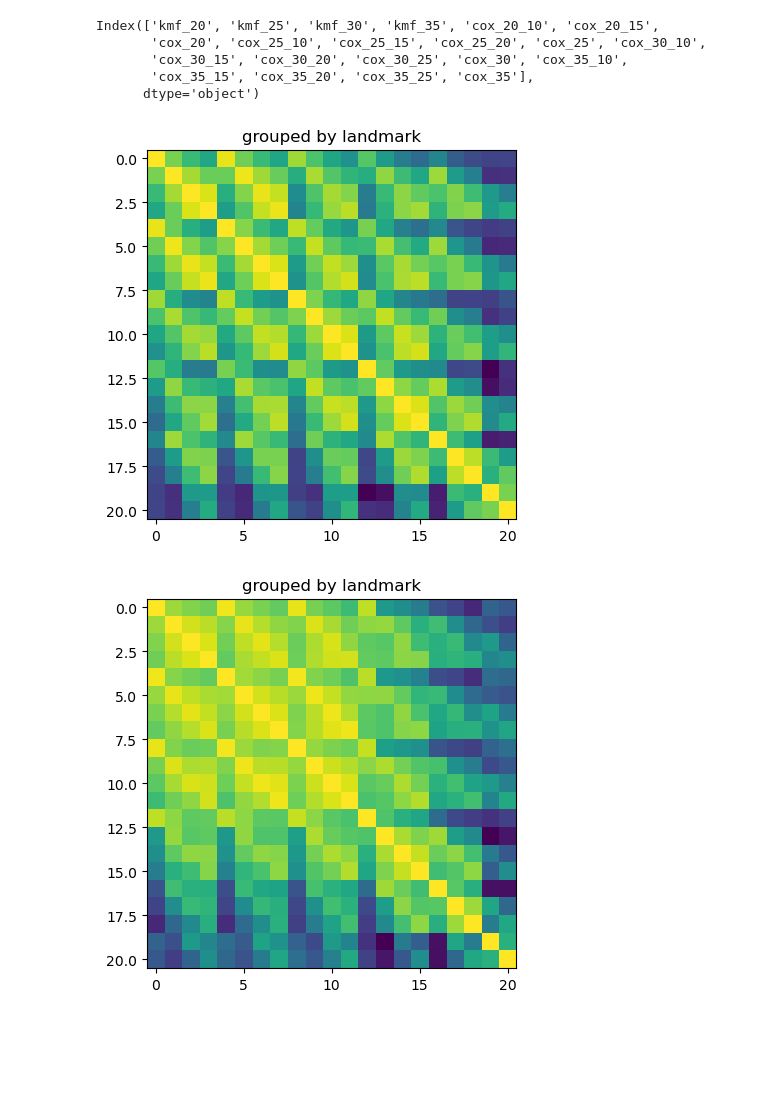
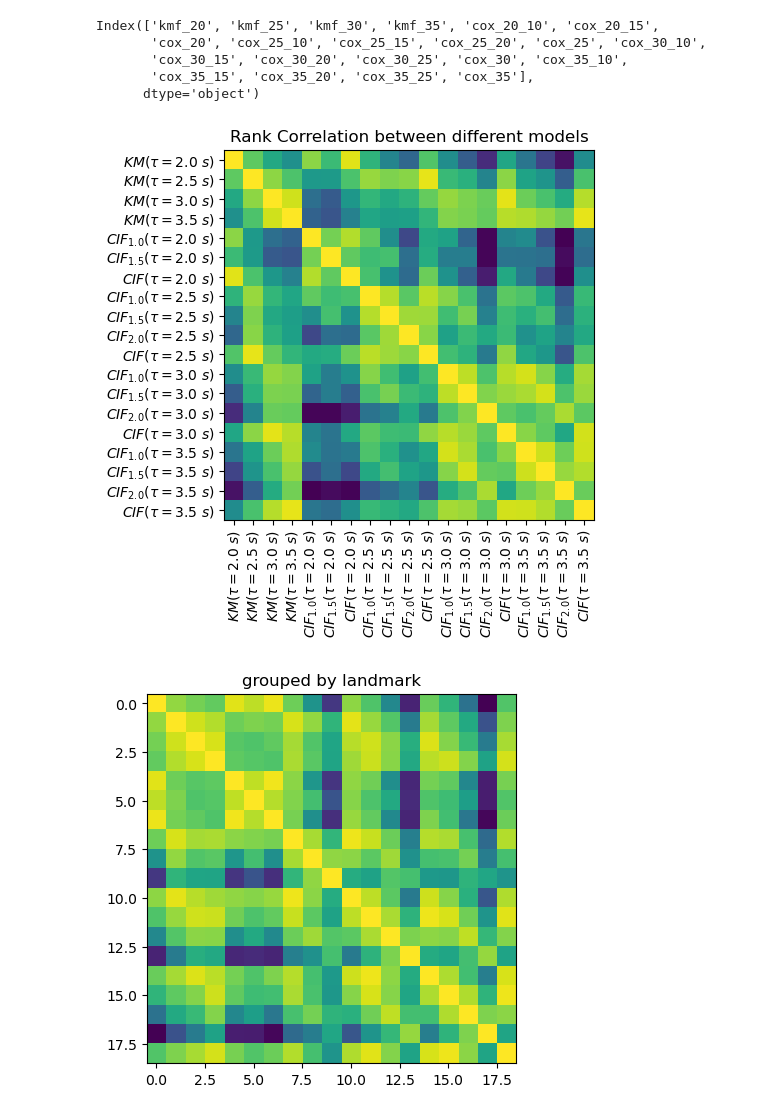
Before and after one commit to maschill/NFLPocketSurvival, a Jupyter notebook: comp_risks_landmarked.ipynb, the cells around one changed output. Cells and saved outputs as stored; diff of their text form; code cells hidden in the pictures; blank space fills up the shorter version.

```diff
--- a/comp_risks_landmarked.ipynb
+++ b/comp_risks_landmarked.ipynb
@@ -1043,12 +1237,11 @@ player_pred_surv.loc[
 # %%
 all_preds_dict = {}
 for tau_i in range(20, 36, 5):
-    for tau_l in [tl for tl in range(10, 26, 5)] + [
+    for tau_l in [tl for tl in range(10, 21, 5)] + [
         0
     ]:  # 0 here to have "pre snap only"
         if tau_i <= tau_l:
             continue
-        print("--------------------------------------------")
         if tau_l > 9:
             modelname = f"cox_{tau_i}_{tau_l}"
         else:
@@ -1057,7 +1250,7 @@ for tau_i in range(20, 36, 5):
         print(modelname)
         all_preds_dict[modelname] = fit_and_predict_landmark(
             data_df=data_df,
-            test_data_df=pd.concat([data_df, test_data_df]),
+            test_data_df=test_data_df,
             Y=Y,
             tau=tau_i,
             tau_landmark=tau_l,
@@ -1364,69 +1601,45 @@ Index(['kmf_20', 'kmf_25', 'kmf_30', 'kmf_35', 'cox_20_10', 'cox_20_15',
 # %%
 plt.imshow(
     pb_corr[
-        [
+        mlist := [
             "kmf_20",
             "kmf_25",
             "kmf_30",
             "kmf_35",
+            "cox_20_10",
+            "cox_20_15",
             "cox_20",
+            "cox_25_10",
+            "cox_25_15",
+            "cox_25_20",
             "cox_25",
+            "cox_30_10",
+            "cox_30_15",
+            "cox_30_20",
             "cox_30",
+            "cox_35_10",
+            "cox_35_15",
+            "cox_35_20",
             "cox_35",
-            "cox_20_10",
-            "cox_25_10",
-            "cox_30_10",
-            "cox_35_10",
-            "cox_20_15",
-            "cox_25_15",
-            "cox_30_15",
-            "cox_35_15",
-            "cox_25_20",
-            "cox_30_20",
-            "cox_35_20",
-            "cox_30_25",
-            "cox_35_25",
         ]
     ]
     .corr()
     .values,
 )
-plt.title("grouped by landmark")
+plt.title("Rank Correlation between different models")
+plt.yticks(ticks=np.arange(0, len(mlist)), labels=[label_dict[l] for l in mlist])
+plt.xticks(
+    ticks=np.arange(0, len(mlist)), labels=[label_dict[l] for l in mlist], rotation=90
+)
 plt.show()
 # %% [output]
-[figure, old version]
+[figure, new version]
 # %%
 plt.imshow(
-    pr_corr[
-        [
-            "kmf_20",
-            "kmf_25",
-            "kmf_30",
-            "kmf_35",
-            "cox_20",
-            "cox_25",
-            "cox_30",
-            "cox_35",
-            "cox_20_10",
-            "cox_25_10",
-            "cox_30_10",
-            "cox_35_10",
-            "cox_20_15",
-            "cox_25_15",
-            "cox_30_15",
-            "cox_35_15",
-            "cox_25_20",
-            "cox_30_20",
-            "cox_35_20",
-            "cox_30_25",
-            "cox_35_25",
-        ]
-    ]
-    .corr()
-    .values,
+    pr_corr[mlist].corr().values,
 )
 plt.title("grouped by landmark")
 plt.show()
 # %% [output]
-[figure, old version]
+[figure, new version]
 # %%
```
Also changed, not shown: parts of 59 cells of this notebook, 7 other files.
